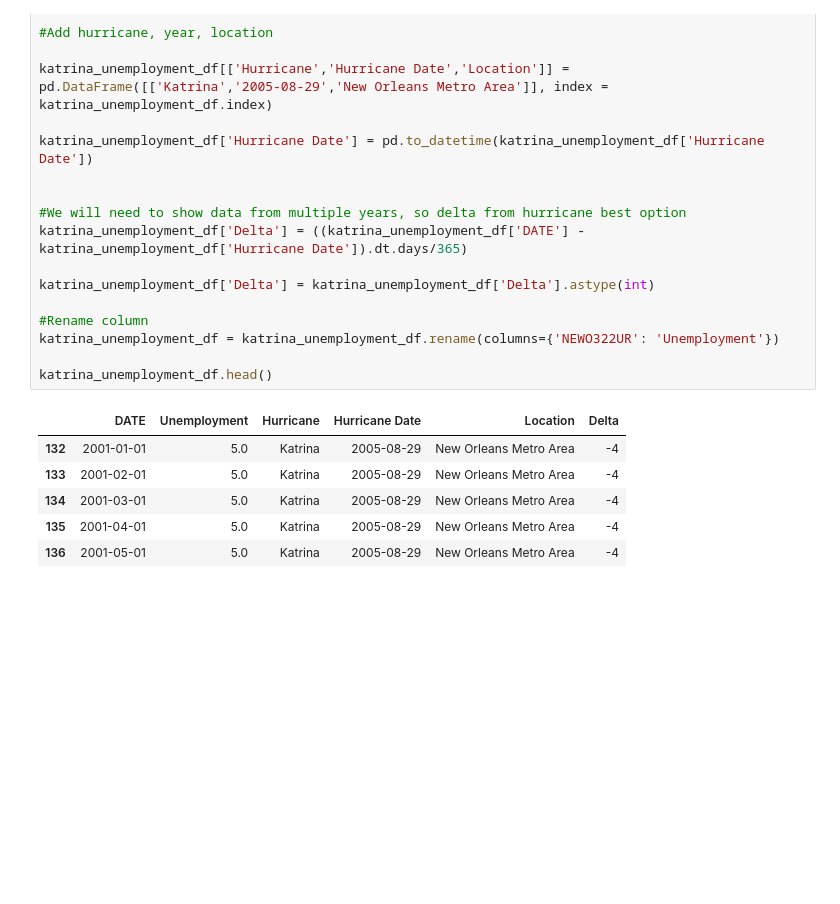
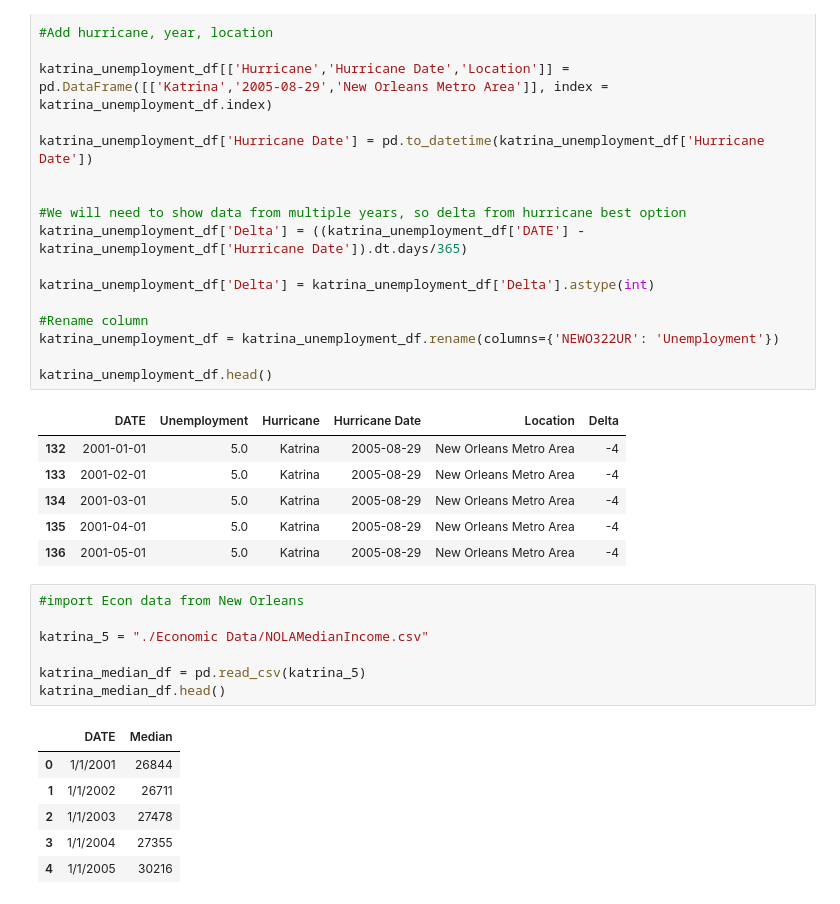
Before and after one commit to mchrzanowski27/Project1, a Jupyter notebook: Project 1 Data Katrina.ipynb, the cells around one changed output. Drawn from its saved outputs; the diff is of its cells as text; blank space fills up the shorter version.

```diff
--- a/Project 1 Data Katrina.ipynb
+++ b/Project 1 Data Katrina.ipynb
@@ -181,3 +181,17 @@ katrina_unemployment_df.head()
 | 134 | 2001-03-01 | 5.0 | Katrina | 2005-08-29 | New Orleans Metro Area | -4 |
 | 135 | 2001-04-01 | 5.0 | Katrina | 2005-08-29 | New Orleans Metro Area | -4 |
 | 136 | 2001-05-01 | 5.0 | Katrina | 2005-08-29 | New Orleans Metro Area | -4 |
+# %%
+#import Econ data from New Orleans
+
+katrina_5 = "./Economic Data/NOLAMedianIncome.csv"
+
+katrina_median_df = pd.read_csv(katrina_5)
+katrina_median_df.head()
+# %% [output]
+|  | DATE | Median |
+| 0 | 1/1/2001 | 26844 |
+| 1 | 1/1/2002 | 26711 |
+| 2 | 1/1/2003 | 27478 |
+| 3 | 1/1/2004 | 27355 |
+| 4 | 1/1/2005 | 30216 |
```
Also changed, not shown: parts of 4 cells of this notebook, 9 other files.
